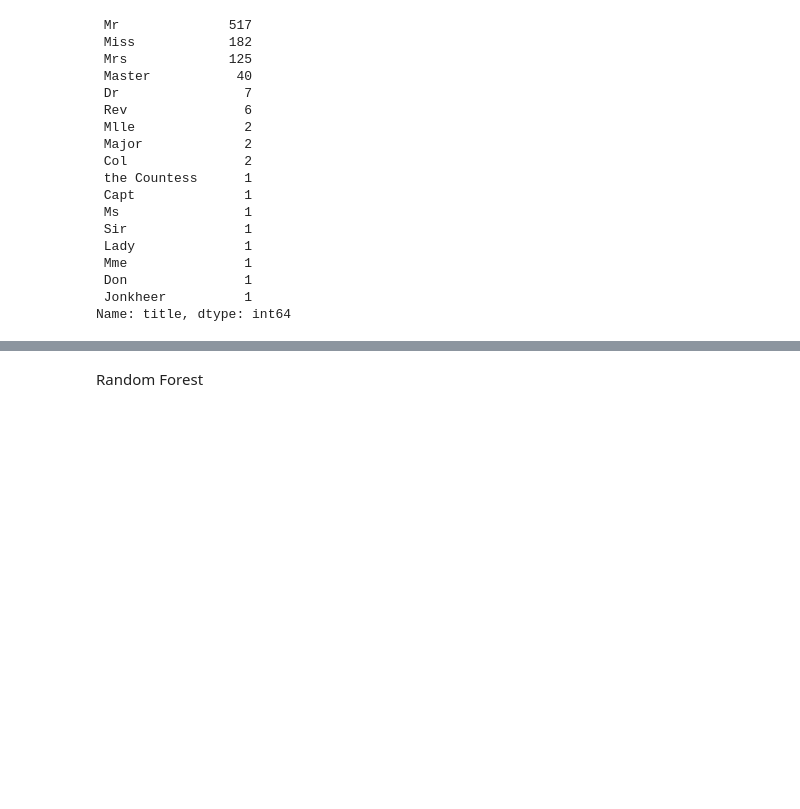
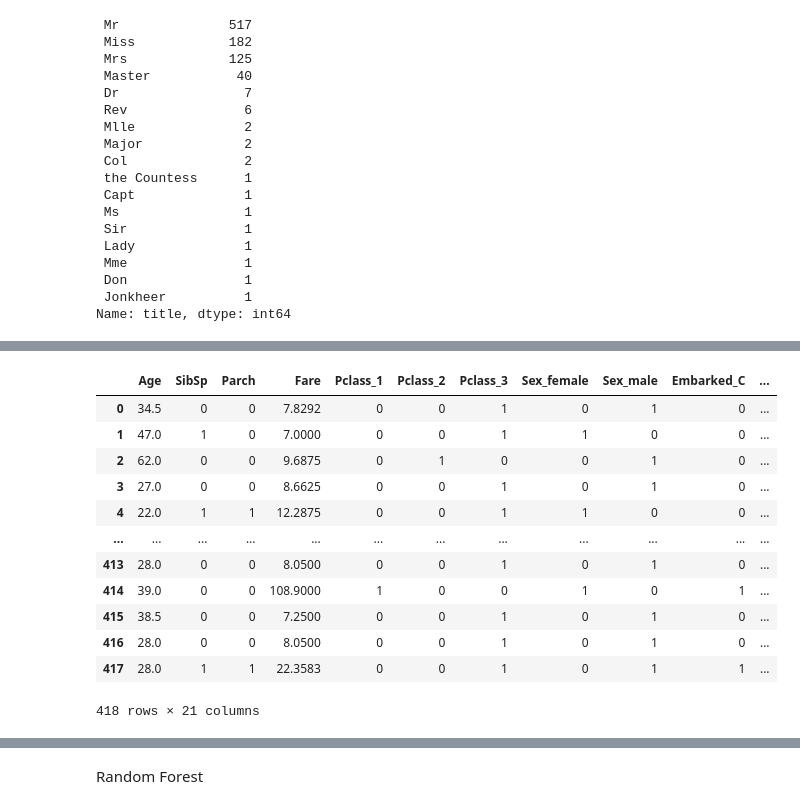
Before and after one commit to willschlitzer/kaggle-titanic, a Jupyter notebook: titanic-firsttry.ipynb, the cells around one changed output, grey strips where cells are left out. Cells and saved outputs as stored; diff of their text form; code cells hidden in the pictures; blank space fills up the shorter version.

```diff
--- a/titanic-firsttry.ipynb
+++ b/titanic-firsttry.ipynb
@@ -244,0 +262,9 @@ X_test = pd.get_dummies(test_data[features])
+# %%
+train_data.Age = train_data.Age.fillna(train_data.Age.median())
+test_data.Age = test_data.Age.fillna(train_data.Age.median())
+# %%
+train_data.Fare = train_data.Fare.fillna(train_data.Age.median())
+test_data.Fare = test_data.Fare.fillna(train_data.Age.median())
+# %%
+train_data.Pclass = train_data.Pclass.astype(str)
+test_data.Pclass = test_data.Pclass.astype(str)
@@ -244,0 +346,3 @@ X_test = pd.get_dummies(test_data[features])
+# %%
+test_dummies = pd.get_dummies(test_data[['Pclass','Sex','Age','SibSp','Parch','Fare','Embarked','cabin_letter']])
+test_dummies.info()
@@ -244,0 +367,17 @@ X_test = pd.get_dummies(test_data[features])
+# %%
+test_dummies["cabin_letter_T"] = 0
+test_dummies
+# %% [output]
+|  | Age | SibSp | Parch | Fare | Pclass_1 | Pclass_2 | Pclass_3 | Sex_female | Sex_male | Embarked_C | ... |
+| 0 | 34.5 | 0 | 0 | 7.8292 | 0 | 0 | 1 | 0 | 1 | 0 | ... |
+| 1 | 47.0 | 1 | 0 | 7.0000 | 0 | 0 | 1 | 1 | 0 | 0 | ... |
+| 2 | 62.0 | 0 | 0 | 9.6875 | 0 | 1 | 0 | 0 | 1 | 0 | ... |
+| 3 | 27.0 | 0 | 0 | 8.6625 | 0 | 0 | 1 | 0 | 1 | 0 | ... |
+| 4 | 22.0 | 1 | 1 | 12.2875 | 0 | 0 | 1 | 1 | 0 | 0 | ... |
+| ... | ... | ... | ... | ... | ... | ... | ... | ... | ... | ... | ... |
+| 413 | 28.0 | 0 | 0 | 8.0500 | 0 | 0 | 1 | 0 | 1 | 0 | ... |
+| 414 | 39.0 | 0 | 0 | 108.9000 | 1 | 0 | 0 | 1 | 0 | 1 | ... |
+| 415 | 38.5 | 0 | 0 | 7.2500 | 0 | 0 | 1 | 0 | 1 | 0 | ... |
+| 416 | 28.0 | 0 | 0 | 8.0500 | 0 | 0 | 1 | 0 | 1 | 0 | ... |
+| 417 | 28.0 | 1 | 1 | 22.3583 | 0 | 0 | 1 | 0 | 1 | 1 | ... |
+418 rows × 21 columns
```
Also changed, not shown: parts of 12 cells of this notebook.
